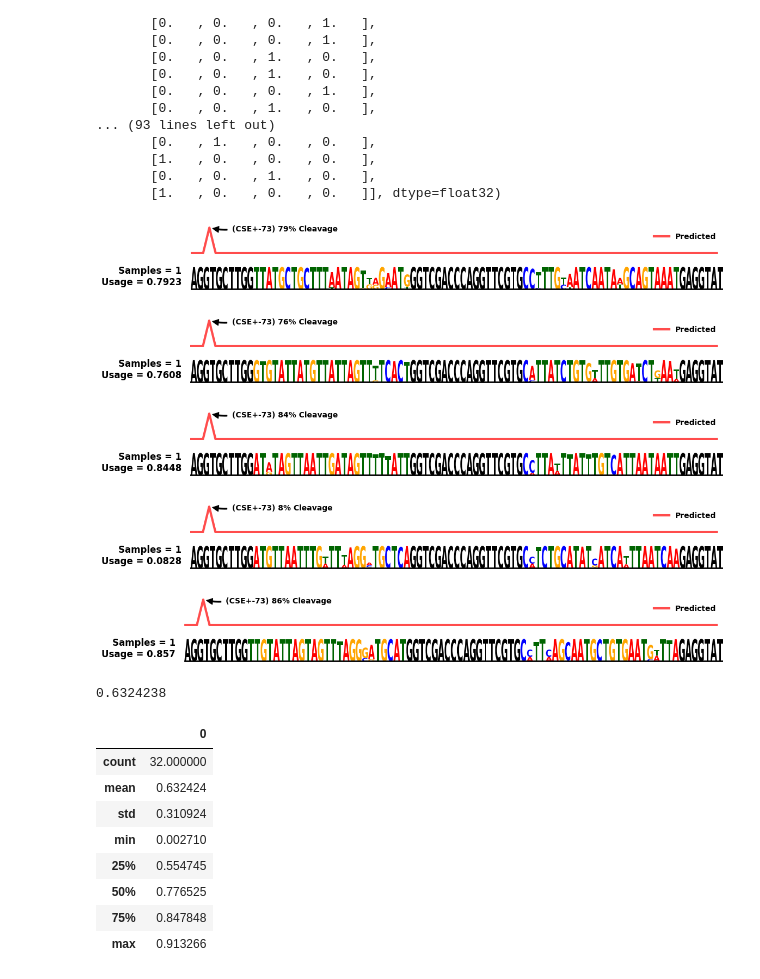
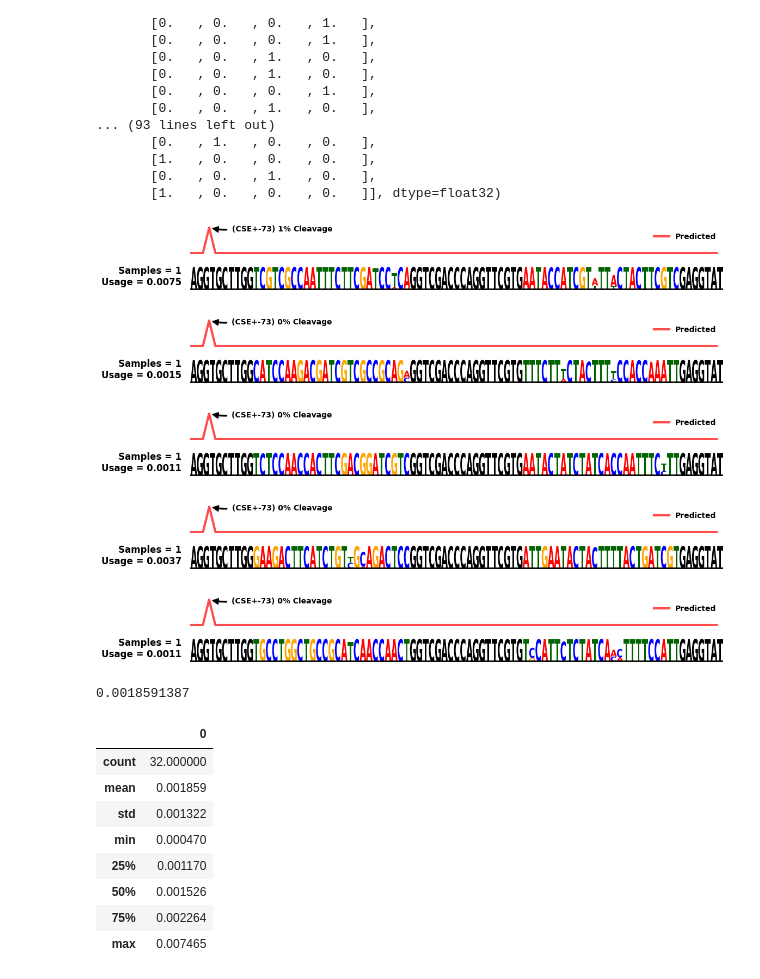
Before and after one commit to tingtang2/active-learning-cnns-gps, a Jupyter notebook: notebooks/test_keras2pytorch_transfer.ipynb, the cells around one changed output. Cells and saved outputs as stored; diff of their text form; code cells hidden in the pictures.

Commit message:
confirmed problem is with pytorch model code, not testing code

```diff
--- a/notebooks/test_keras2pytorch_transfer.ipynb
+++ b/notebooks/test_keras2pytorch_transfer.ipynb
@@ -53,8 +54,8 @@ Trainable params: 1,192,420
 Non-trainable params: 0
 __________________________________________________________________________________________________
 # %%
-# model_name = 'genesis_splicing_cnn_target_isoform_00_pwm_and_multisample_hek_only_random_regions_50_epochs_harderentropy_generator.h5'
-# model_save_dir = '/gpfs/commons/groups/knowles_lab/ting/DEN_splicing_pretrained_models/'
+model_name = 'genesis_splicing_cnn_target_isoform_00_pwm_and_multisample_hek_only_random_regions_50_epochs_harderentropy_generator.h5'
+model_save_dir = '/gpfs/commons/groups/knowles_lab/ting/DEN_splicing_pretrained_models/'
 
-# full_path = model_save_dir + model_name
-# generator_model = load_model(filepath=str(full_path), custom_objects={'K': K, 'st_sampled_softmax': st_sampled_softmax, 'st_hardmax_softmax': st_hardmax_softmax}, compile=False)
+full_path = model_save_dir + model_name
+generator_model = load_model(filepath=str(full_path), custom_objects={'K': K, 'st_sampled_softmax': st_sampled_softmax, 'st_hardmax_softmax': st_hardmax_softmax}, compile=False)
@@ -92,0 +108,13 @@ ________________________________________________________________________________
+# %%
+# generate some samples from generator
+n = 32
+
+sequence_class = np.array([0] * n).reshape(-1, 1) #np.random.uniform(-6, 6, (n, 1)) #
+
+noise_1 = np.random.uniform(-1, 1, (n, 100))
+noise_2 = np.random.uniform(-1, 1, (n, 100))
+
+gen_outputs = generator_model.predict([sequence_class, noise_1, noise_2], batch_size=32)
+
+gen_pwm = gen_outputs[3]
+gen_samples = gen_outputs[5]
@@ -214,45 +228,47 @@ array([[1.   , 0.   , 0.   , 0.   ],
 # %%
 
 sequence_template = 'AGGTGCTTGGNNNNNNNNNNNNNNNNNNNNNNNNNGGTCGACCCAGGTTCGTGNNNNNNNNNNNNNNNNNNNNNNNNNGAGGTATTCTTATCACCTTCGTGGCTACAGA'
 
 n = 32
 sequence_class = np.array([0] * n).reshape(-1, 1) #np.random.uniform(-6, 6, (n, 1)) #
 
-tf_generated_sequences = tf.convert_to_tensor(generated_sequences.reshape(320, 109, 4, 1))
+# tf_generated_sequences = tf.convert_to_tensor(generated_sequences.reshape(320, 109, 4, 1))
+tf_generated_sequences = tf.convert_to_tensor(gen_samples.reshape(320, 109, 4, 1))
+optimized_pwm = gen_pwm
 pred_outputs = predictor_model.predict(tf_generated_sequences, steps=1)
 hek_pred = pred_outputs[0]
 
 
 # _, _, _, optimized_pwm, _, _, _, _, _, hek_pred, _, _, _ = pred_outputs
 
 for pwm_index in range(5) :
 
     pwm = np.expand_dims(optimized_pwm[pwm_index, :, :, 0], axis=0)
     iso = np.expand_dims(hek_pred[pwm_index, 0], axis=0)
     cut = np.zeros((1, 109))
     cut[0, 3] = iso[0]
 
     plot_seqprop_logo(pwm, iso, cut, annotate_peaks='max', sequence_template=sequence_template, figsize=(12, 1.5), width_ratios=[1, 8], logo_height=0.8, usage_unit='fraction', plot_start=0, plot_end=85, save_figs=False, fig_name='splicing_target_isoform_genesis_' + '00' + "_pwm_index_" + str(pwm_index), fig_dpi=150)
 # %% [output]
-[figure, old version]
+[figure, new version]
-[figure, old version]
+[figure, new version]
-[figure, old version]
+[figure, new version]
-[figure, old version]
+[figure, new version]
-[figure, old version]
+[figure, new version]
 # %%
 np.mean(pred_outputs[0][:, 0])
 # %% [output]
-0.6324238
+0.0018591387
 # %%
 import pandas as pd
 pd.DataFrame(pred_outputs[0][:, 0]).describe()
 # %% [output]
 |  | 0 |
 | count | 32.000000 |
-| mean | 0.632424 |
-| std | 0.310924 |
-| min | 0.002710 |
-| 25% | 0.554745 |
-| 50% | 0.776525 |
-| 75% | 0.847848 |
-| max | 0.913266 |
+| mean | 0.001859 |
+| std | 0.001322 |
+| min | 0.000470 |
+| 25% | 0.001170 |
+| 50% | 0.001526 |
+| 75% | 0.002264 |
+| max | 0.007465 |
```
Also changed, not shown: parts of 9 cells of this notebook.
